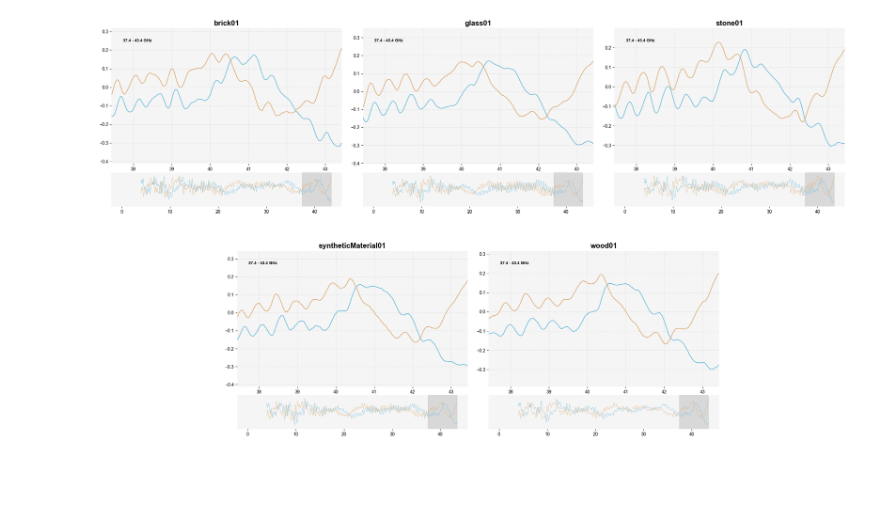
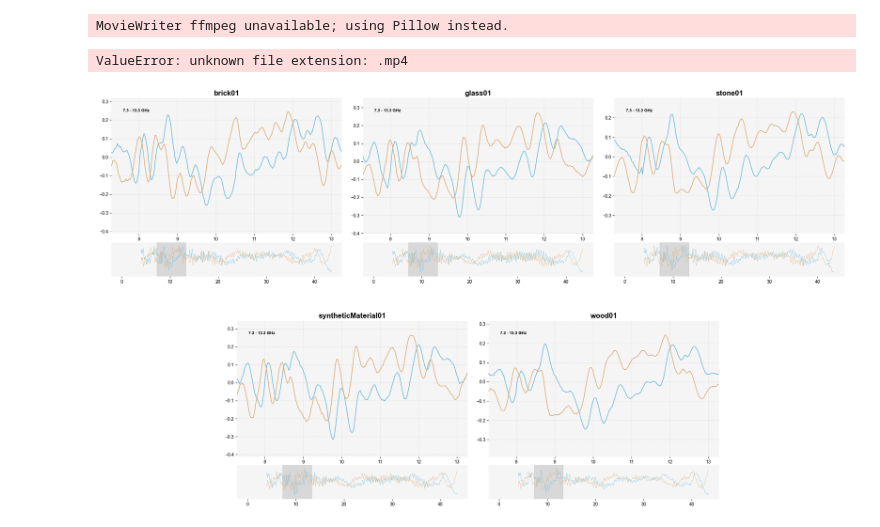
Before and after one commit to NTUMARS/project, a Jupyter notebook: RFMatID/static/videos/video_gen.ipynb, the cells around one changed output. Saved outputs shown, nothing was run; the diff lists cells and outputs as text; code cells hidden in the pictures; blank space fills up the shorter version.

```diff
--- a/RFMatID/static/videos/video_gen.ipynb
+++ b/RFMatID/static/videos/video_gen.ipynb
@@ -244,32 +244,35 @@ for i in range(5):
     lines_r.append(lr)
     lines_i.append(li)
     rects.append(rect)
     texts.append(txt)
 
 # 4. 动画更新函数
 def update(frame):
     updated_artists = []
     for i in range(5):
         data = data_sources[i]
         total_range = data['f'].max() - data['f'].min() - window_size
         start_f = data['f'].min() + (frame / num_frames) * total_range
         end_f = start_f + window_size
 
         mask = (data['f'] >= start_f) & (data['f'] <= end_f)
         lines_r[i].set_data(data['f'][mask], data['r'][mask])
         lines_i[i].set_data(data['f'][mask], data['m'][mask])
 
         axes_main[i].set_xlim(start_f, end_f)
         rects[i].set_xy((start_f, axes_main[i].get_ylim()[0]))
         rects[i].set_height(axes_main[i].get_ylim()[1] - axes_main[i].get_ylim()[0])
         texts[i].set_text(f'{start_f:.1f} - {end_f:.1f} GHz')
 
         updated_artists.extend([lines_r[i], lines_i[i], rects[i], texts[i]])
     return updated_artists
 
 # 5. 保存动画
 ani = animation.FuncAnimation(fig, update, frames=num_frames, blit=True)
-ani.save('rf_3plus2_matrix.gif', writer='pillow', fps=32)
+# ani.save('rf_3plus2_matrix.gif', writer='pillow', fps=32)
+ani.save('rf_3plus2_matrix.mp4', writer='ffmpeg', fps=24, bitrate=2000)
 plt.show()
 # %% [output]
+MovieWriter ffmpeg unavailable; using Pillow instead.
+ValueError: unknown file extension: .mp4
-[figure, old version]
+[figure, new version]
```
Also changed, not shown: 5 other files.
